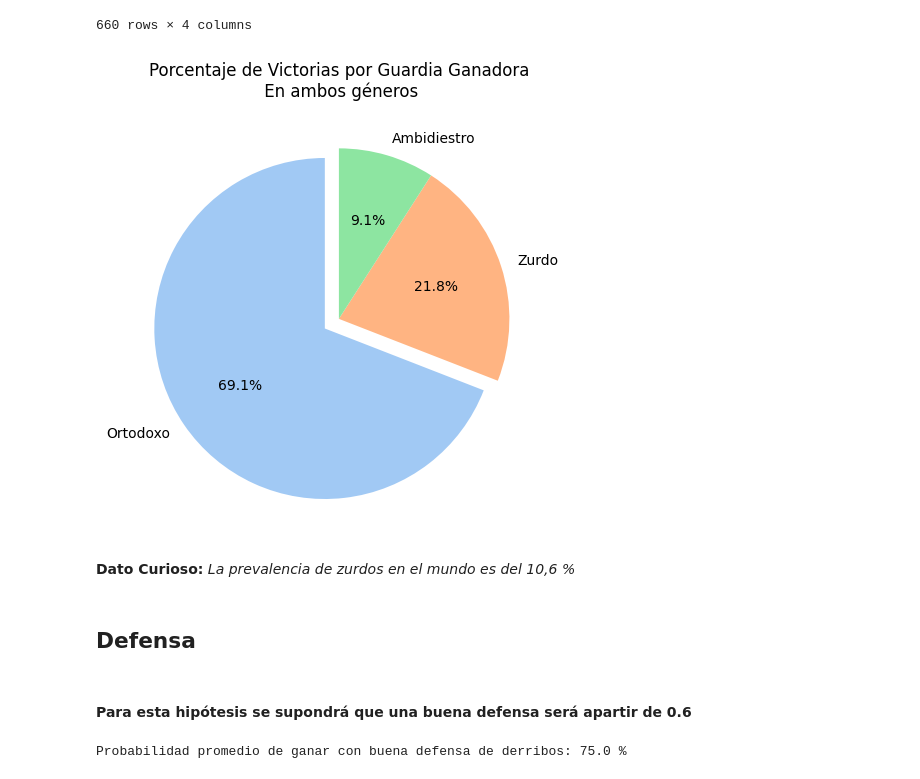
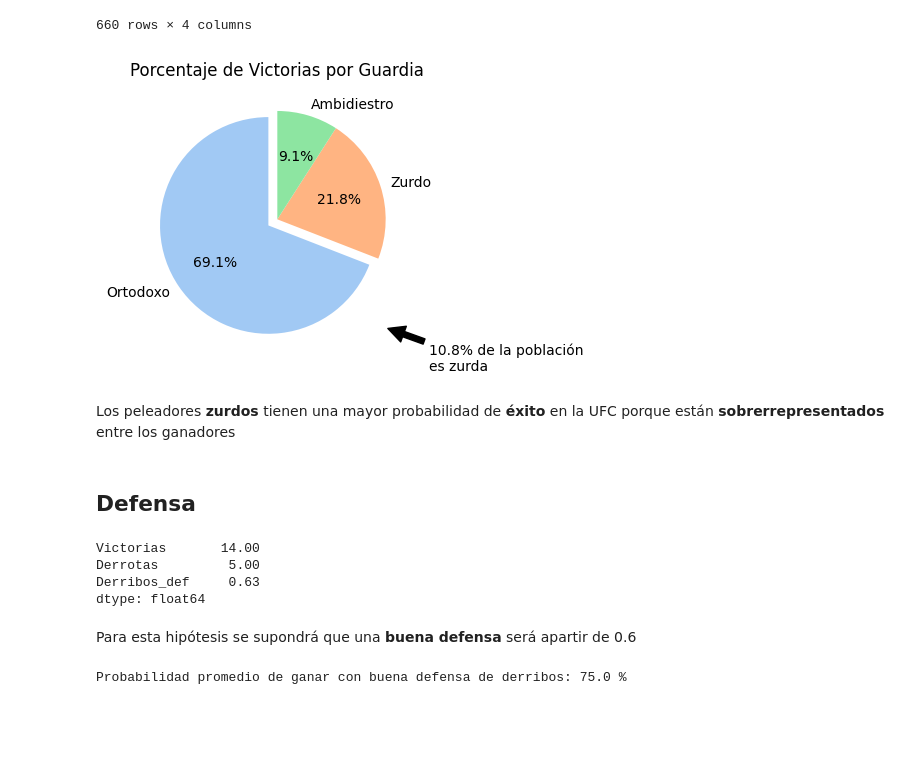
Before and after one commit to JavierRodriguezFontiveros/UFC_EDA, a Jupyter notebook: SRC/notebook/UFC_Notebook.ipynb, the cells around one changed output. Cells and saved outputs as stored; diff of their text form; code cells hidden in the pictures; blank space fills up the shorter version.

```diff
--- a/SRC/notebook/UFC_Notebook.ipynb
+++ b/SRC/notebook/UFC_Notebook.ipynb
@@ -471,36 +471,46 @@ df_combinado
 | 3273 | Jeremy Stephens | Ortodoxo | Cole Miller | Ortodoxo |
 660 rows × 4 columns
 # %%
-#Creando Visualizacion:
+#Creando Visualización:
 contador_guardias = df_combinado['Guardia_ganador'].value_counts()
-
 porcentajes_guardias = (contador_guardias / contador_guardias.sum()) * 100
 
 plt.figure(figsize=(5, 5))
-plt.pie(porcentajes_guardias, labels=porcentajes_guardias.index, autopct='%1.1f%%', startangle=90, colors=sns.color_palette('pastel'),explode=(0.1, 0, 0))
-plt.title("Porcentaje de Victorias por Guardia Ganadora\n En ambos géneros")
+plt.pie(porcentajes_guardias, labels=porcentajes_guardias.index, autopct='%1.1f%%',
+        startangle=90, colors=sns.color_palette('pastel'), explode=(0.1, 0, 0))
+plt.title("Porcentaje de Victorias por Guardia")
+
+#Anotando del porcentaje de zurdos en la población general
+plt.annotate('10.8% de la población\nes zurda', xy=(1, -1), xytext=(1.4, -1.4),
+             arrowprops=dict(facecolor='black', shrink=0.05), fontsize=10, color='black')
 
 plt.tight_layout()
 
-#Guardando visualizacion:
+#Guardando visualización:
 #plt.savefig('../utils/visualizaciones/victorias_por_guardia.png')
 
 plt.show()
 # %% [output]
-[figure, old version]
+[figure, new version]
-# %% [markdown]
- **Dato Curioso:** *La prevalencia de zurdos en el mundo es del 10,6 %*
+# %% [markdown]
+Los peleadores **zurdos** tienen una mayor probabilidad de **éxito** en la UFC porque están **sobrerrepresentados** entre los ganadores
 # %% [markdown]
 ## Defensa
 # %%
 #Aplicando filtros:
 df_1_filtro = df_1_clean[['Victorias', 'Derrotas','Derribos_def']]
+df_1_filtro.median()
+# %% [output]
+Victorias       14.00
+Derrotas         5.00
+Derribos_def     0.63
+dtype: float64
 # %%
 #Calculando:
 df_1_filtro.loc[:,'Total_Peleas'] = df_1_filtro['Victorias'] + df_1_filtro['Derrotas']
 df_1_filtro.loc[:,'Probabilidad_Ganar'] = df_1_filtro['Victorias'] / df_1_filtro['Total_Peleas']
 # %% [markdown]
-#### Para esta hipótesis se supondrá que una **buena defensa** será apartir de 0.6
+ Para esta hipótesis se supondrá que una **buena defensa** será apartir de 0.6
 # %%
 #Creando umbral de defensa:
 umbral_defensa = 0.6
```
Also changed, not shown: parts of 18 cells of this notebook, 7 other files.
